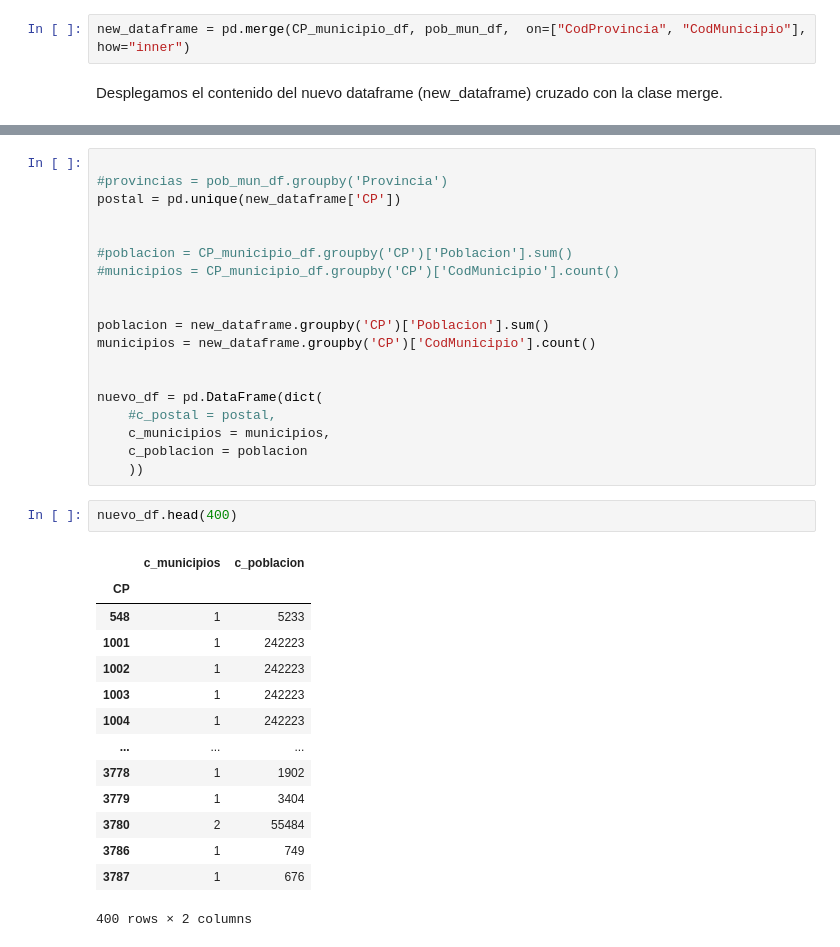
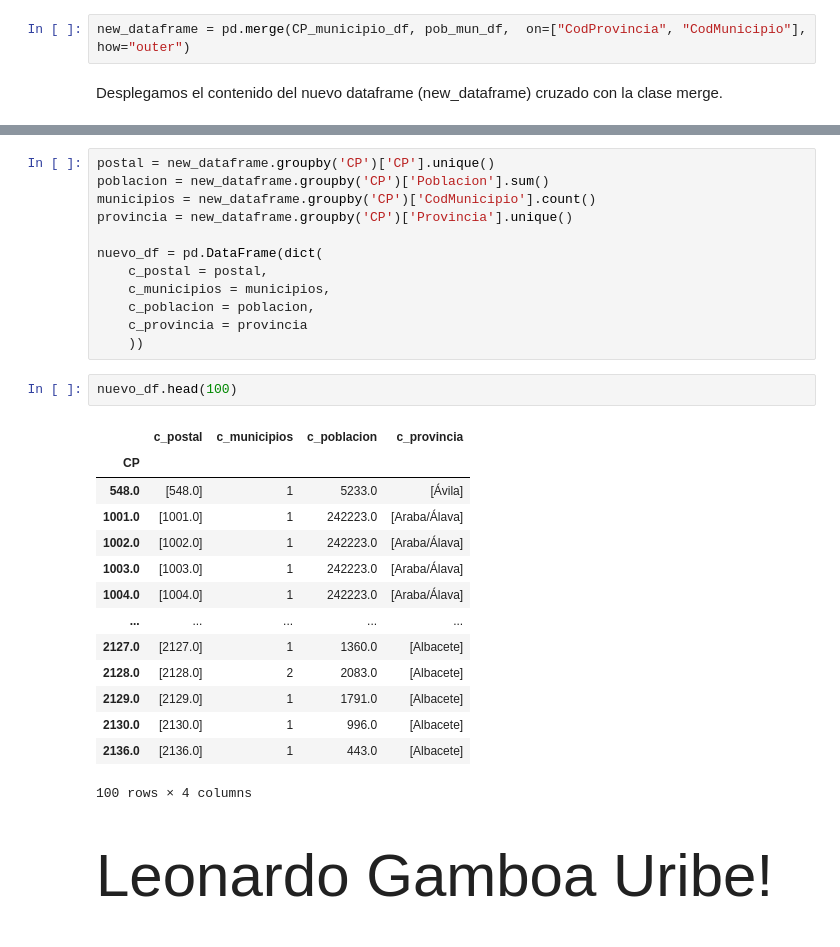
Before and after one commit to novagenio/unir, a Jupyter notebook: UNIR-mia01_t2_trab.ipynb, the cells around one changed output, grey strips where cells are left out. Saved outputs shown, nothing was run; the diff lists cells and outputs as text.

```diff
--- a/UNIR-mia01_t2_trab.ipynb
+++ b/UNIR-mia01_t2_trab.ipynb
@@ -315,6 +333,6 @@ pob_mun_df = pd.read_csv("poblacionMunicipios.csv")
 **6. Empleando el código de provincia y el código de municipio, cruza los dos datasets comentados hasta el momento. El resultado final debe ser un DataFrame.**
 # %%
-new_dataframe = pd.merge(CP_municipio_df, pob_mun_df,  on=["CodProvincia", "CodMunicipio"], how="inner")
+new_dataframe = pd.merge(CP_municipio_df, pob_mun_df,  on=["CodProvincia", "CodMunicipio"], how="outer")
 # %% [markdown]
 Desplegamos el contenido del nuevo dataframe (new_dataframe) cruzado con la clase merge.
 # %%
@@ -349,38 +362,34 @@ new_dataframe2.to_csv('faltan.csv', header=False, index=False)
 - Población: se calculará como la suma de la población de todos los municipios que incluyen a dicho código postal.
 - Provincia: a la que está asignada el código postal.
 # %%
-
-#provincias = pob_mun_df.groupby('Provincia')
-postal = pd.unique(new_dataframe['CP'])
-
-
-#poblacion = CP_municipio_df.groupby('CP')['Poblacion'].sum()
-#municipios = CP_municipio_df.groupby('CP')['CodMunicipio'].count()
-
-
+postal = new_dataframe.groupby('CP')['CP'].unique()
 poblacion = new_dataframe.groupby('CP')['Poblacion'].sum()
 municipios = new_dataframe.groupby('CP')['CodMunicipio'].count()
-
+provincia = new_dataframe.groupby('CP')['Provincia'].unique()
 
 nuevo_df = pd.DataFrame(dict(
-    #c_postal = postal,
+    c_postal = postal,
     c_municipios = municipios,
-    c_poblacion = poblacion
+    c_poblacion = poblacion,
+    c_provincia = provincia
     ))
 # %%
-nuevo_df.head(400)
+nuevo_df.head(100)
 # %% [output]
-|  | c_municipios | c_poblacion |
-| CP |  |  |
-| 548 | 1 | 5233 |
-| 1001 | 1 | 242223 |
-| 1002 | 1 | 242223 |
-| 1003 | 1 | 242223 |
-| 1004 | 1 | 242223 |
-| ... | ... | ... |
-| 3778 | 1 | 1902 |
-| 3779 | 1 | 3404 |
-| 3780 | 2 | 55484 |
-| 3786 | 1 | 749 |
-| 3787 | 1 | 676 |
+|  | c_postal | c_municipios | c_poblacion | c_provincia |
+| CP |  |  |  |  |
+| 548.0 | [548.0] | 1 | 5233.0 | [Ávila] |
+| 1001.0 | [1001.0] | 1 | 242223.0 | [Araba/Álava] |
+| 1002.0 | [1002.0] | 1 | 242223.0 | [Araba/Álava] |
+| 1003.0 | [1003.0] | 1 | 242223.0 | [Araba/Álava] |
+| 1004.0 | [1004.0] | 1 | 242223.0 | [Araba/Álava] |
+| ... | ... | ... | ... | ... |
+| 2127.0 | [2127.0] | 1 | 1360.0 | [Albacete] |
+| 2128.0 | [2128.0] | 2 | 2083.0 | [Albacete] |
+| 2129.0 | [2129.0] | 1 | 1791.0 | [Albacete] |
+| 2130.0 | [2130.0] | 1 | 996.0 | [Albacete] |
+| 2136.0 | [2136.0] | 1 | 443.0 | [Albacete] |
-400 rows × 2 columns
+100 rows × 4 columns
+# %% [markdown]
+<br/><br/>
+<span style="font-family:Papyrus; font-size:4em;">Leonardo Gamboa Uribe!</span>
```
Also changed, not shown: parts of 32 cells of this notebook.
